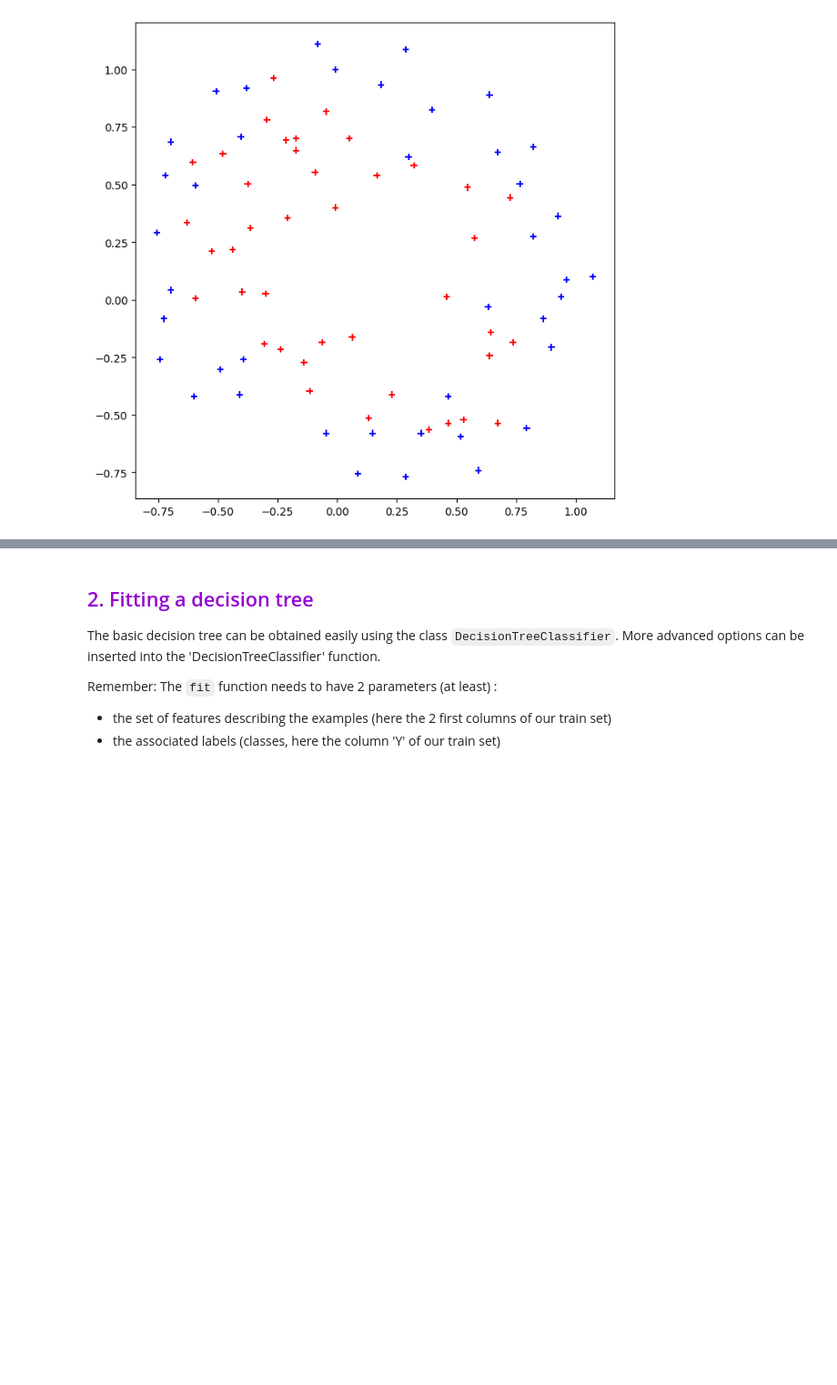
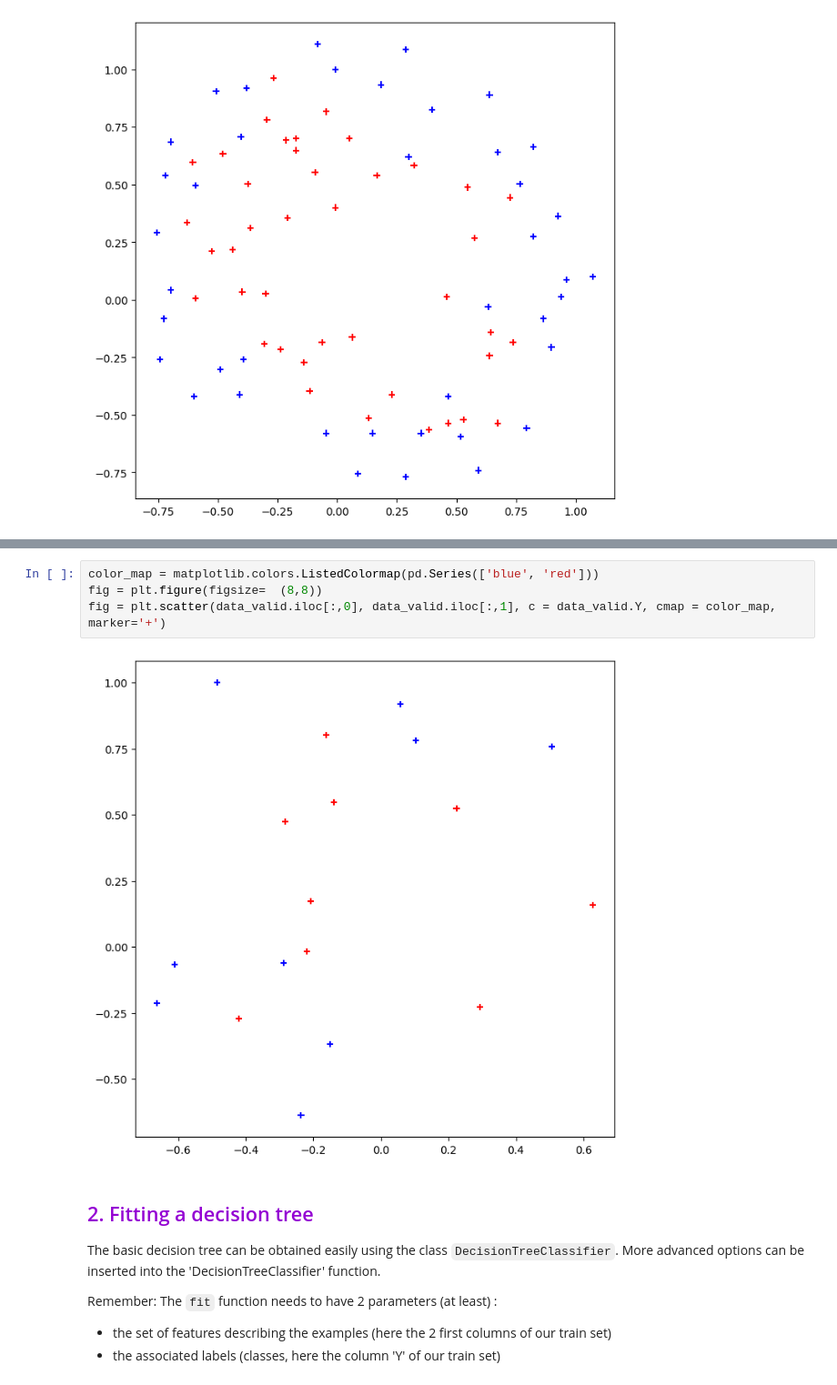
Before and after one commit to AquaBxSchool/2024-2025-ESIR-AA, a Jupyter notebook: TP Introduction/TP1_decision_tree_student.ipynb, the cells around one changed output, grey strips where cells are left out. Shown at 91% size. Drawn from its saved outputs; the diff is of its cells as text; blank space fills up the shorter version.

```diff
--- a/TP Introduction/TP1_decision_tree_student.ipynb
+++ b/TP Introduction/TP1_decision_tree_student.ipynb
@@ -69,3 +88,9 @@ fig = plt.scatter(data_train.iloc[:,0], data_train.iloc[:,1], c = data_train.Y,
+# %%
+color_map = matplotlib.colors.ListedColormap(pd.Series(['blue', 'red']))
+fig = plt.figure(figsize=  (8,8))
+fig = plt.scatter(data_valid.iloc[:,0], data_valid.iloc[:,1], c = data_valid.Y, cmap = color_map, marker='+')
+# %% [output]
+[figure, added]
 # %% [markdown]
 ## <font color="#9400D3">2. Fitting a decision tree</font>
 
```
Also changed, not shown: parts of 56 cells of this notebook, 1 other file.
